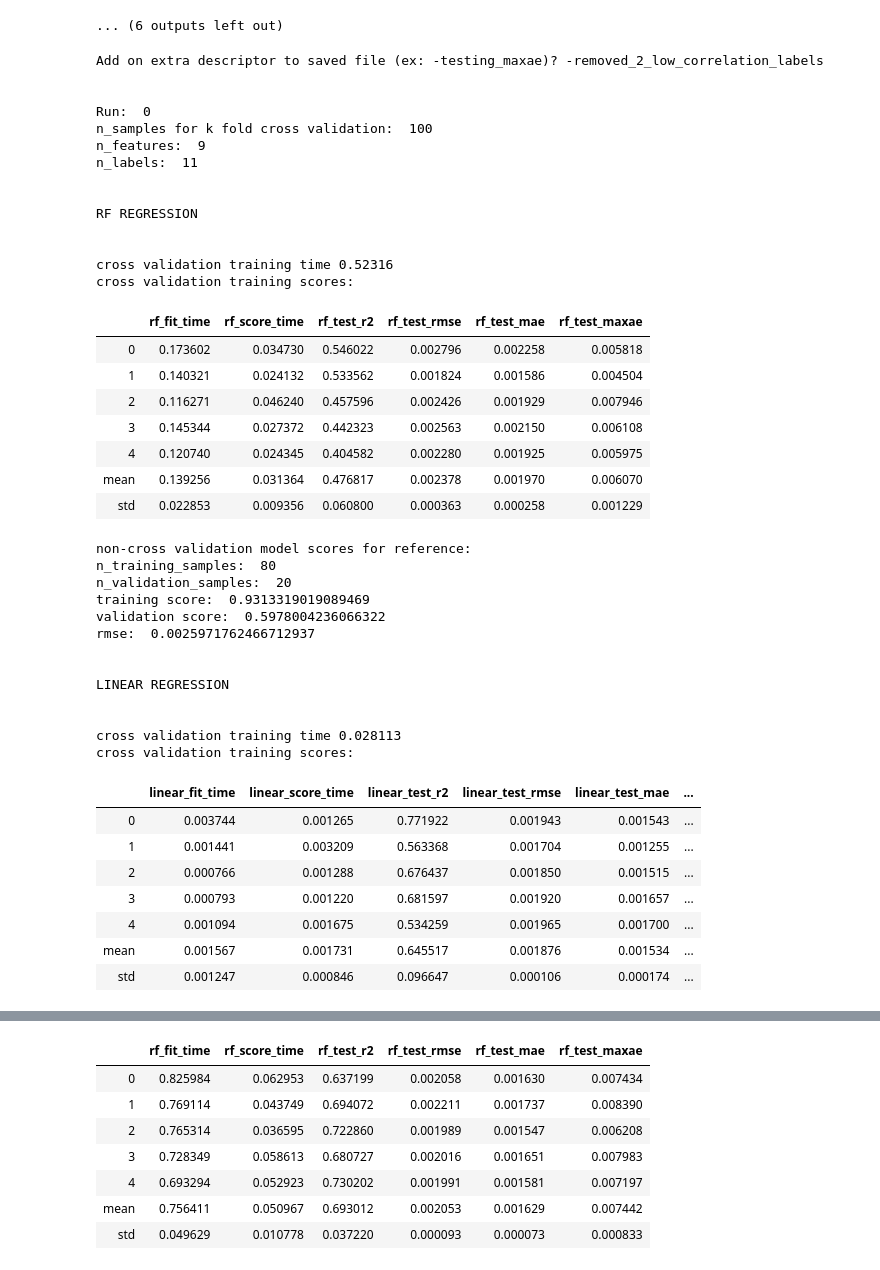
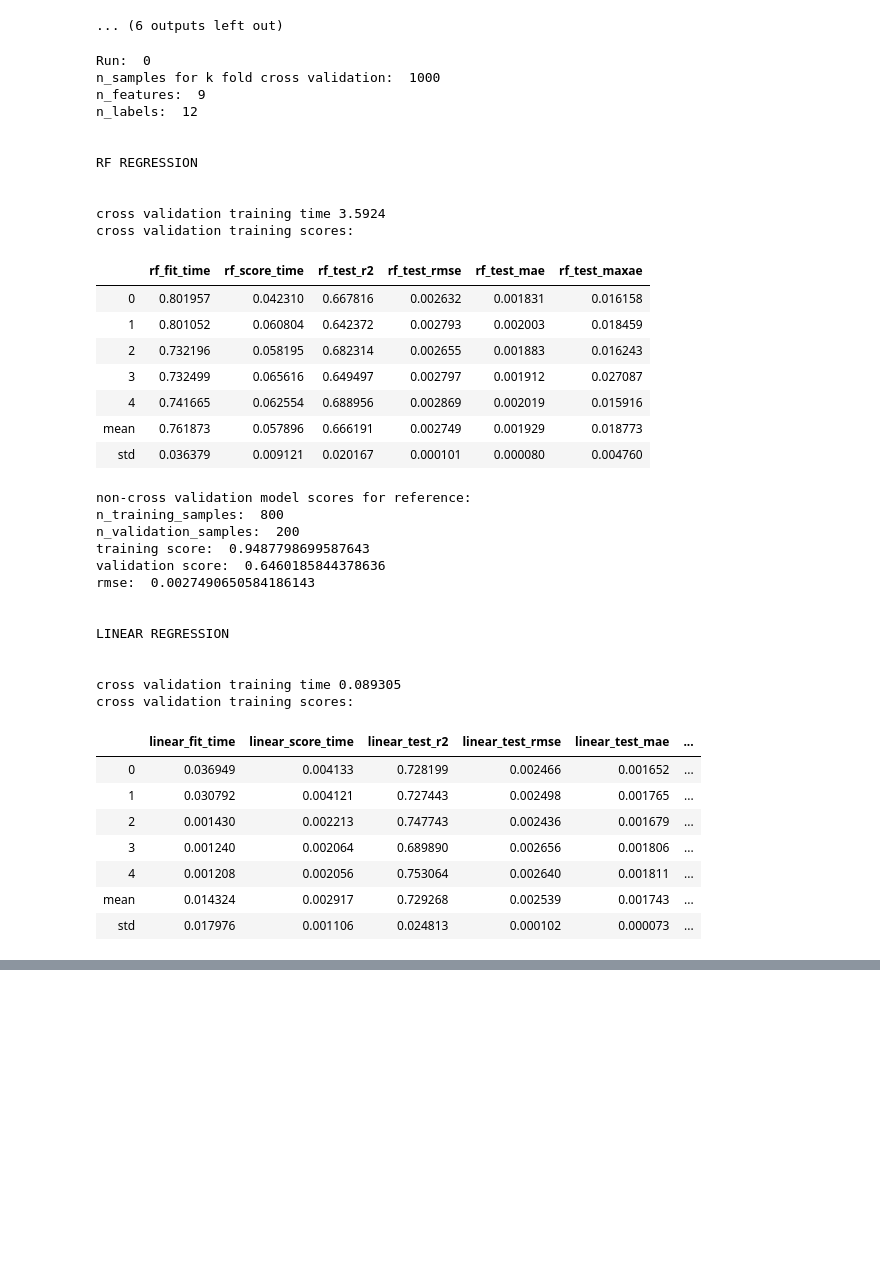
Before and after one commit to mbardwell/masters-simapprox, a Jupyter notebook: smart-sim/simhandler/ieee-13_approximating-with-RF_gaussiansamples.ipynb, the cells around one changed output, grey strips where cells are left out. Cells and saved outputs as stored; diff of their text form; code cells hidden in the pictures; blank space fills up the shorter version.

Commit message:
Add without-vmag650 to RF code. Update so descriptor prompt can be autofilled

```diff
--- a/smart-sim/simhandler/ieee-13_approximating-with-RF_gaussiansamples.ipynb
+++ b/smart-sim/simhandler/ieee-13_approximating-with-RF_gaussiansamples.ipynb
@@ -429,10 +429,14 @@ def train_models_on_given_sample_size(regression_model, features, labels, n_samp
     from sklearn.model_selection import cross_validate, train_test_split
     from tabulate import tabulate
 
-    if prompt:
+    if prompt == True:
         savefile_descriptor_addon = input("Add on extra descriptor to saved file (ex: -testing_maxae)? ")
     else:
-        savefile_descriptor_addon = ''
+        if isinstance(prompt, str):
+            savefile_descriptor_addon = prompt
+        else:
+            print("Prompt not a string. Foregoing descriptor")
+            savefile_descriptor_addon = ''
     linear = LinearRegression()
     common_cross_validate_variables = {"cv": 5,
                                        "n_jobs": -1,
@@ -626,7 +630,8 @@ from sklearn.ensemble import RandomForestRegressor
 regression_model = RandomForestRegressor(n_estimators=100, max_depth=None)
 regression_model_name = "rf"
 # %%
-train_models_on_given_sample_size(regression_model, features, labels, n_samples_array=[100, 1000, 10000, 100000])
+train_models_on_given_sample_size(regression_model, features, labels, n_samples_array=[100, 1000, 10000, 100000],
+                                  prompt="-baseline")
 # %% [output]
 Add on extra descriptor to saved file (ex: -testing_maxae)? no
 
@@ -744,7 +749,8 @@ from sklearn.preprocessing import Normalizer
 estimators = [("normalise", Normalizer()),
               ('regression', regression_model)]
 preprocessed_model = Pipeline(estimators)
-train_models_on_given_sample_size(preprocessed_model, features, labels, n_samples_array=[100000])
+train_models_on_given_sample_size(preprocessed_model, features, labels, n_samples_array=[100000],
+                                  prompt="-normalise")
 # %% [output]
 Add on extra descriptor to saved file (ex: -testing_maxae)? -normalised_inputs
 
@@ -908,7 +914,8 @@ for n_features in [1,2,3,4,5]:
                   ('regression', regression_model)]
     preprocessed_model = Pipeline(estimators)
     preprocessed_model.set_params(pca__n_components=n_features)
-    train_models_on_given_sample_size(preprocessed_model, features, labels, n_samples_array=[100000], prompt=False)
+    train_models_on_given_sample_size(preprocessed_model, features, labels, n_samples_array=[100000]
+                                      prompt="-pca_{}_features".format(n_features))
 # %% [output]
 | Weight | Feature |
 | 0.9104 ± 0.0853 | x5 |
@@ -1047,57 +1054,55 @@ cross validation training scores:
 ... (6 outputs left out)
 # %%
 # drop labels with poor correlation by not including them in the data set
+from sklearn.pipeline import Pipeline
+
 attributes = list(labels.keys())
-attributes.remove("vmag-634")
 attributes.remove("vmag-650")
 labels_reduced = labels[attributes]
 
 estimators = [('regression', regression_model)]
 preprocessed_model = Pipeline(estimators)
 train_models_on_given_sample_size(preprocessed_model, features, labels_reduced,
-                                  n_samples_array=[100, 1000, 10000, 100000])
+                                  n_samples_array=[100, 1000, 10000, 100000], prompt="-without_vmag650")
 # %% [output]
-Add on extra descriptor to saved file (ex: -testing_maxae)? -removed_2_low_correlation_labels
-
-
 Run:  0
-n_samples for k fold cross validation:  100
+n_samples for k fold cross validation:  1000
 n_features:  9
-n_labels:  11
+n_labels:  12
 
 
 RF REGRESSION
 
 
-cross validation training time 0.52316
+cross validation training time 3.5924
 cross validation training scores:
 |  | rf_fit_time | rf_score_time | rf_test_r2 | rf_test_rmse | rf_test_mae | rf_test_maxae |
-| 0 | 0.173602 | 0.034730 | 0.546022 | 0.002796 | 0.002258 | 0.005818 |
-| 1 | 0.140321 | 0.024132 | 0.533562 | 0.001824 | 0.001586 | 0.004504 |
-| 2 | 0.116271 | 0.046240 | 0.457596 | 0.002426 | 0.001929 | 0.007946 |
-| 3 | 0.145344 | 0.027372 | 0.442323 | 0.002563 | 0.002150 | 0.006108 |
-| 4 | 0.120740 | 0.024345 | 0.404582 | 0.002280 | 0.001925 | 0.005975 |
-| mean | 0.139256 | 0.031364 | 0.476817 | 0.002378 | 0.001970 | 0.006070 |
-| std | 0.022853 | 0.009356 | 0.060800 | 0.000363 | 0.000258 | 0.001229 |
+| 0 | 0.801957 | 0.042310 | 0.667816 | 0.002632 | 0.001831 | 0.016158 |
+| 1 | 0.801052 | 0.060804 | 0.642372 | 0.002793 | 0.002003 | 0.018459 |
+| 2 | 0.732196 | 0.058195 | 0.682314 | 0.002655 | 0.001883 | 0.016243 |
+| 3 | 0.732499 | 0.065616 | 0.649497 | 0.002797 | 0.001912 | 0.027087 |
+| 4 | 0.741665 | 0.062554 | 0.688956 | 0.002869 | 0.002019 | 0.015916 |
+| mean | 0.761873 | 0.057896 | 0.666191 | 0.002749 | 0.001929 | 0.018773 |
+| std | 0.036379 | 0.009121 | 0.020167 | 0.000101 | 0.000080 | 0.004760 |
 non-cross validation model scores for reference:
-n_training_samples:  80
-n_validation_samples:  20
-training score:  0.9313319019089469
-validation score:  0.5978004236066322
-rmse:  0.0025971762466712937
+n_training_samples:  800
+n_validation_samples:  200
+training score:  0.9487798699587643
+validation score:  0.6460185844378636
+rmse:  0.0027490650584186143
 
 
 LINEAR REGRESSION
 
 
-cross validation training time 0.028113
+cross validation training time 0.089305
 cross validation training scores:
 |  | linear_fit_time | linear_score_time | linear_test_r2 | linear_test_rmse | linear_test_mae | ... |
-| 0 | 0.003744 | 0.001265 | 0.771922 | 0.001943 | 0.001543 | ... |
-| 1 | 0.001441 | 0.003209 | 0.563368 | 0.001704 | 0.001255 | ... |
-| 2 | 0.000766 | 0.001288 | 0.676437 | 0.001850 | 0.001515 | ... |
-| 3 | 0.000793 | 0.001220 | 0.681597 | 0.001920 | 0.001657 | ... |
-| 4 | 0.001094 | 0.001675 | 0.534259 | 0.001965 | 0.001700 | ... |
-| mean | 0.001567 | 0.001731 | 0.645517 | 0.001876 | 0.001534 | ... |
-| std | 0.001247 | 0.000846 | 0.096647 | 0.000106 | 0.000174 | ... |
+| 0 | 0.036949 | 0.004133 | 0.728199 | 0.002466 | 0.001652 | ... |
+| 1 | 0.030792 | 0.004121 | 0.727443 | 0.002498 | 0.001765 | ... |
+| 2 | 0.001430 | 0.002213 | 0.747743 | 0.002436 | 0.001679 | ... |
+| 3 | 0.001240 | 0.002064 | 0.689890 | 0.002656 | 0.001806 | ... |
+| 4 | 0.001208 | 0.002056 | 0.753064 | 0.002640 | 0.001811 | ... |
+| mean | 0.014324 | 0.002917 | 0.729268 | 0.002539 | 0.001743 | ... |
+| std | 0.017976 | 0.001106 | 0.024813 | 0.000102 | 0.000073 | ... |
 non-cross validation model scores for reference:
@@ -1120,8 +1124,0 @@ cross validation training scores:
-|  | rf_fit_time | rf_score_time | rf_test_r2 | rf_test_rmse | rf_test_mae | rf_test_maxae |
-| 0 | 0.825984 | 0.062953 | 0.637199 | 0.002058 | 0.001630 | 0.007434 |
-| 1 | 0.769114 | 0.043749 | 0.694072 | 0.002211 | 0.001737 | 0.008390 |
-| 2 | 0.765314 | 0.036595 | 0.722860 | 0.001989 | 0.001547 | 0.006208 |
-| 3 | 0.728349 | 0.058613 | 0.680727 | 0.002016 | 0.001651 | 0.007983 |
-| 4 | 0.693294 | 0.052923 | 0.730202 | 0.001991 | 0.001581 | 0.007197 |
-| mean | 0.756411 | 0.050967 | 0.693012 | 0.002053 | 0.001629 | 0.007442 |
-| std | 0.049629 | 0.010778 | 0.037220 | 0.000093 | 0.000073 | 0.000833 |
```
Also changed, not shown: parts of 1 cell of this notebook, 5 other files.
